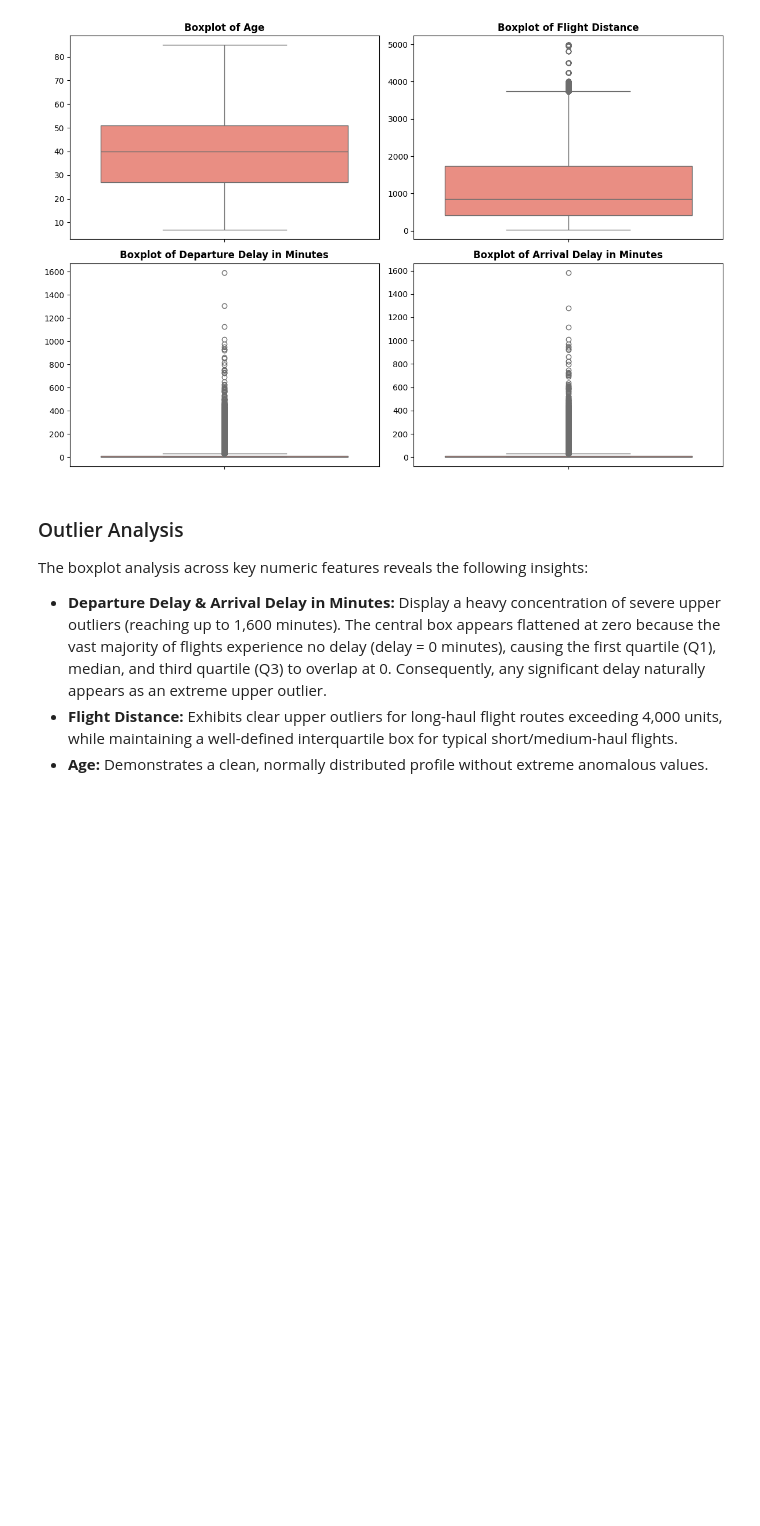
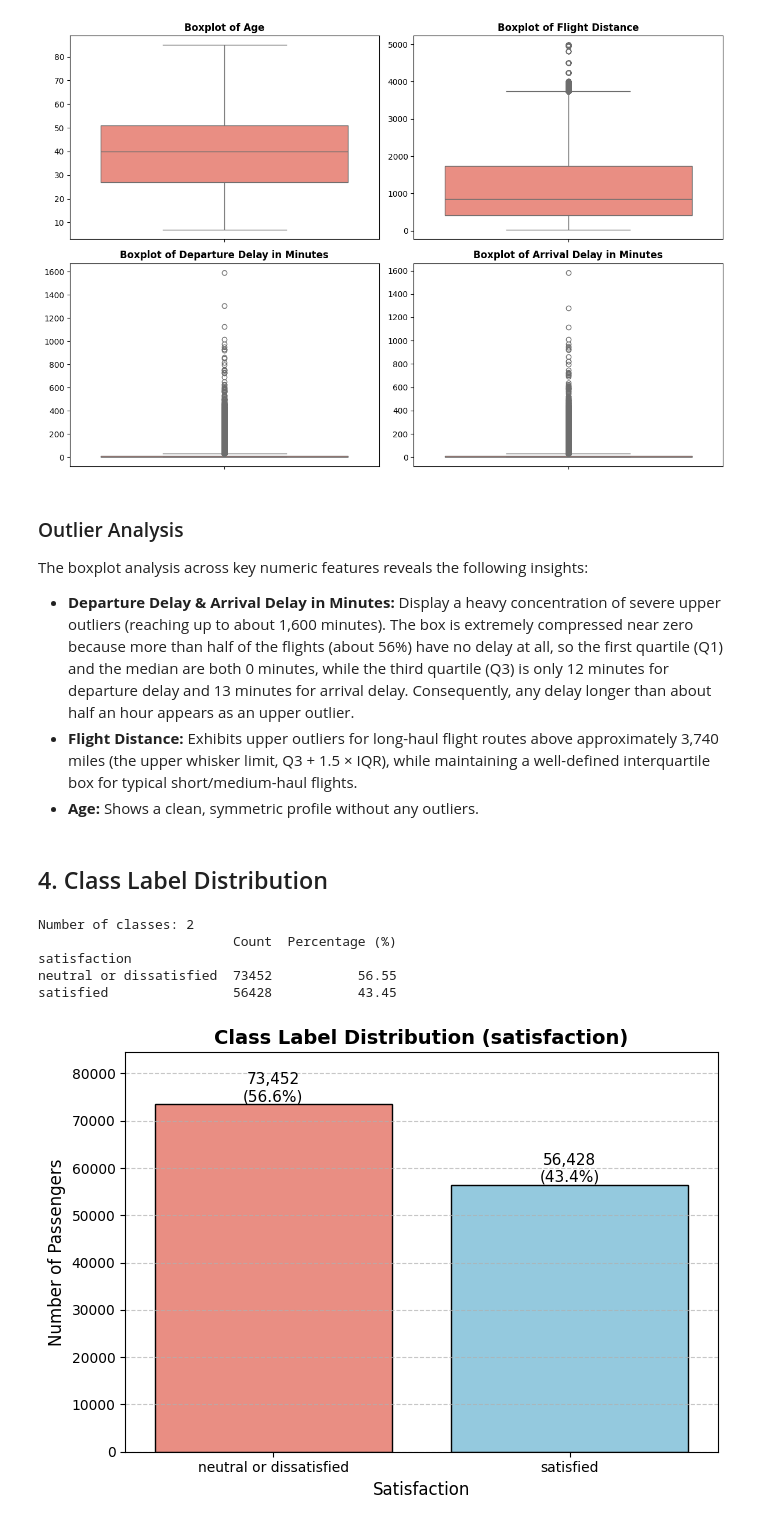
Before and after one commit to Layal06-gh/IT326-Airline-Satisfaction, a Jupyter notebook: phases/Phase2.ipynb, the cells around one changed output. Cells and saved outputs as stored; diff of their text form; code cells hidden in the pictures; blank space fills up the shorter version.

```diff
--- a/phases/Phase2.ipynb
+++ b/phases/Phase2.ipynb
@@ -71,6 +71,38 @@ plt.show()
 
 The boxplot analysis across key numeric features reveals the following insights:
 
-- **Departure Delay & Arrival Delay in Minutes:** Display a heavy concentration of severe upper outliers (reaching up to 1,600 minutes). The central box appears flattened at zero because the vast majority of flights experience no delay (delay = 0 minutes), causing the first quartile (Q1), median, and third quartile (Q3) to overlap at 0. Consequently, any significant delay naturally appears as an extreme upper outlier.
-- **Flight Distance:** Exhibits clear upper outliers for long-haul flight routes exceeding 4,000 units, while maintaining a well-defined interquartile box for typical short/medium-haul flights.
-- **Age:** Demonstrates a clean, normally distributed profile without extreme anomalous values.
+- **Departure Delay & Arrival Delay in Minutes:** Display a heavy concentration of severe upper outliers (reaching up to about 1,600 minutes). The box is extremely compressed near zero because more than half of the flights (about 56%) have no delay at all, so the first quartile (Q1) and the median are both 0 minutes, while the third quartile (Q3) is only 12 minutes for departure delay and 13 minutes for arrival delay. Consequently, any delay longer than about half an hour appears as an upper outlier.
+- **Flight Distance:** Exhibits upper outliers for long-haul flight routes above approximately 3,740 miles (the upper whisker limit, Q3 + 1.5 × IQR), while maintaining a well-defined interquartile box for typical short/medium-haul flights.
+- **Age:** Shows a clean, symmetric profile without any outliers.
+# %% [markdown]
+## 4. Class Label Distribution
+# %%
+class_counts = df['satisfaction'].value_counts()
+class_percent = df['satisfaction'].value_counts(normalize=True) * 100
+
+print("Number of classes:", df['satisfaction'].nunique())
+print(pd.DataFrame({'Count': class_counts, 'Percentage (%)': class_percent.round(2)}))
+
+plt.figure(figsize=(7, 5))
+ax = sns.countplot(x='satisfaction', data=df, order=class_counts.index,
+                   hue='satisfaction', palette=['salmon', 'skyblue'], legend=False, edgecolor='black')
+
+for p, pct in zip(ax.patches, class_percent[class_counts.index]):
+    ax.annotate(f'{int(p.get_height()):,}\n({pct:.1f}%)',
+                (p.get_x() + p.get_width() / 2, p.get_height()),
+                ha='center', va='bottom', fontsize=11)
+
+plt.title('Class Label Distribution (satisfaction)', fontsize=14, fontweight='bold')
+plt.xlabel('Satisfaction', fontsize=12)
+plt.ylabel('Number of Passengers', fontsize=12)
+plt.ylim(0, class_counts.max() * 1.15)
+plt.grid(axis='y', linestyle='--', alpha=0.7)
+plt.tight_layout()
+plt.show()
+# %% [output]
+Number of classes: 2
+                         Count  Percentage (%)
+satisfaction
+neutral or dissatisfied  73452           56.55
+satisfied                56428           43.45
+[figure, added]
```
Also changed, not shown: parts of 34 cells of this notebook.
